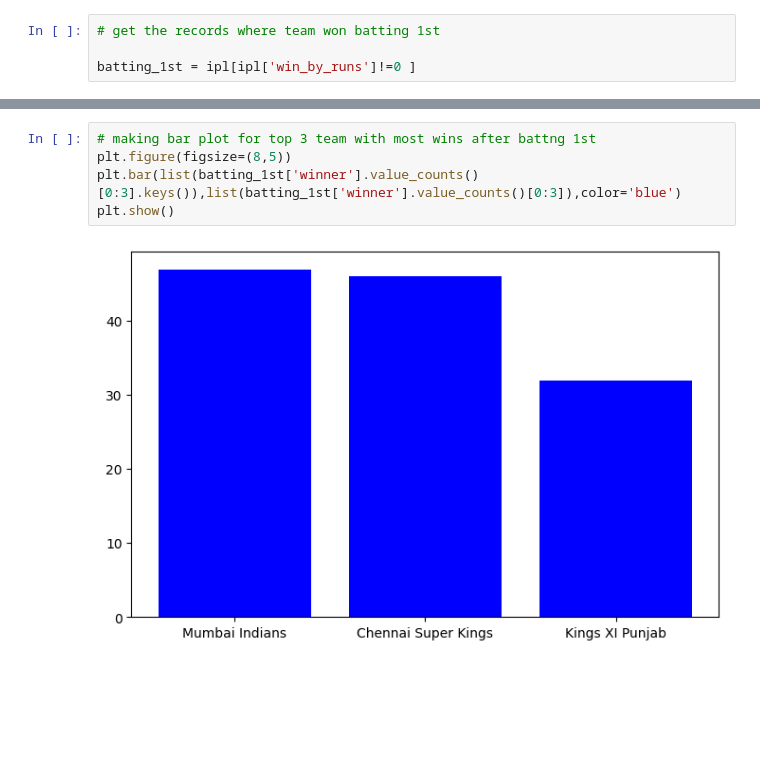
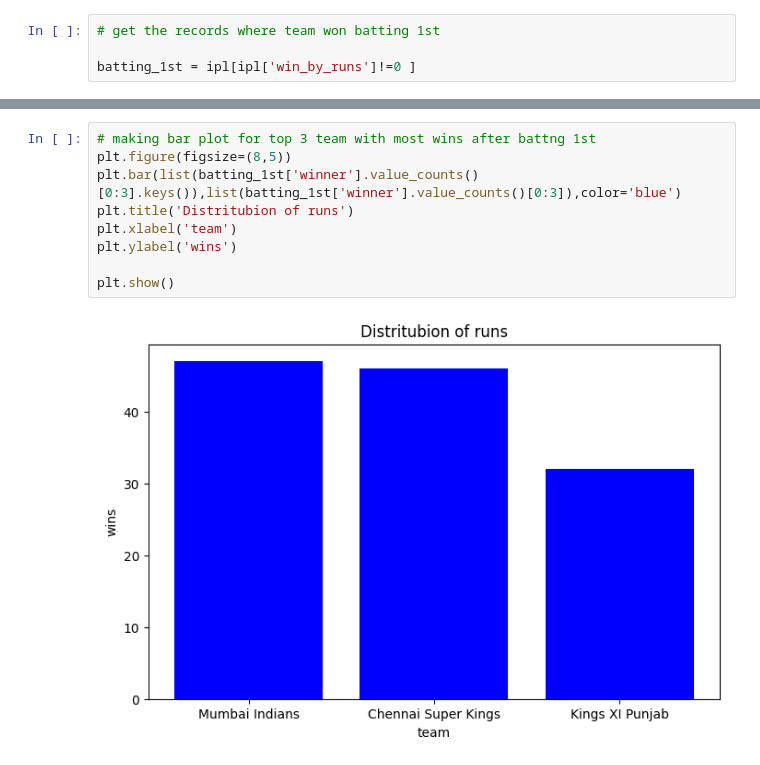
Before and after one commit to ijazkhan101/IPL-Data-Set-Data-analysis-with-Pandas, a Jupyter notebook: EdaOnIPLData.ipynb, the cells around one changed output, grey strips where cells are left out. Cells and saved outputs as stored; diff of their text form; blank space fills up the shorter version.

```diff
--- a/EdaOnIPLData.ipynb
+++ b/EdaOnIPLData.ipynb
@@ -133,7 +137,11 @@ Name: winner, dtype: int64
 # %%
 # making bar plot for top 3 team with most wins after battng 1st
 plt.figure(figsize=(8,5))
 plt.bar(list(batting_1st['winner'].value_counts()[0:3].keys()),list(batting_1st['winner'].value_counts()[0:3]),color='blue')
+plt.title('Distritubion of runs')
+plt.xlabel('team')
+plt.ylabel('wins')
+
 plt.show()
 # %% [output]
-[figure, old version]
+[figure, new version]
```
Also changed, not shown: parts of 2 cells of this notebook.
